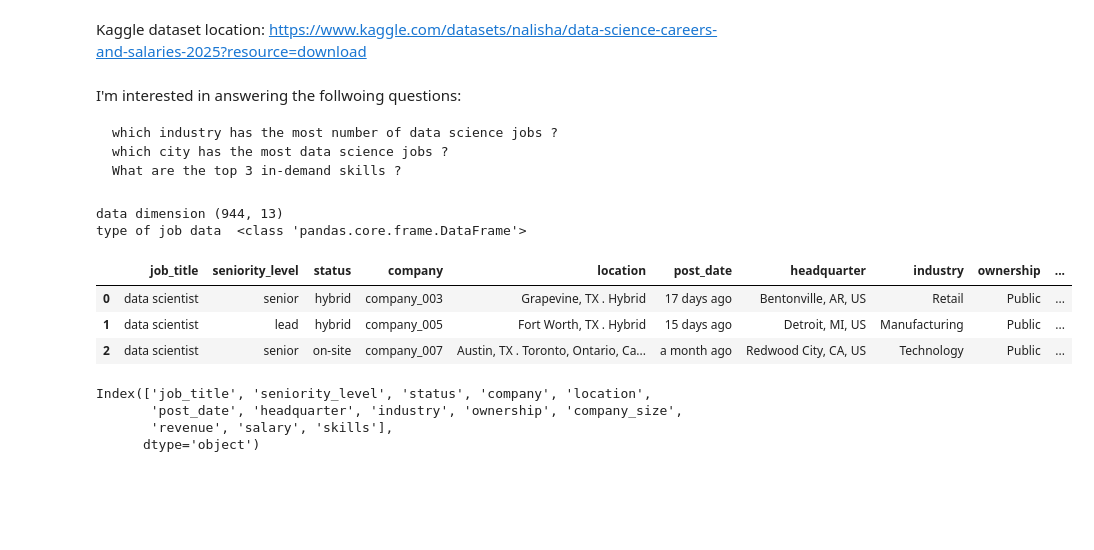
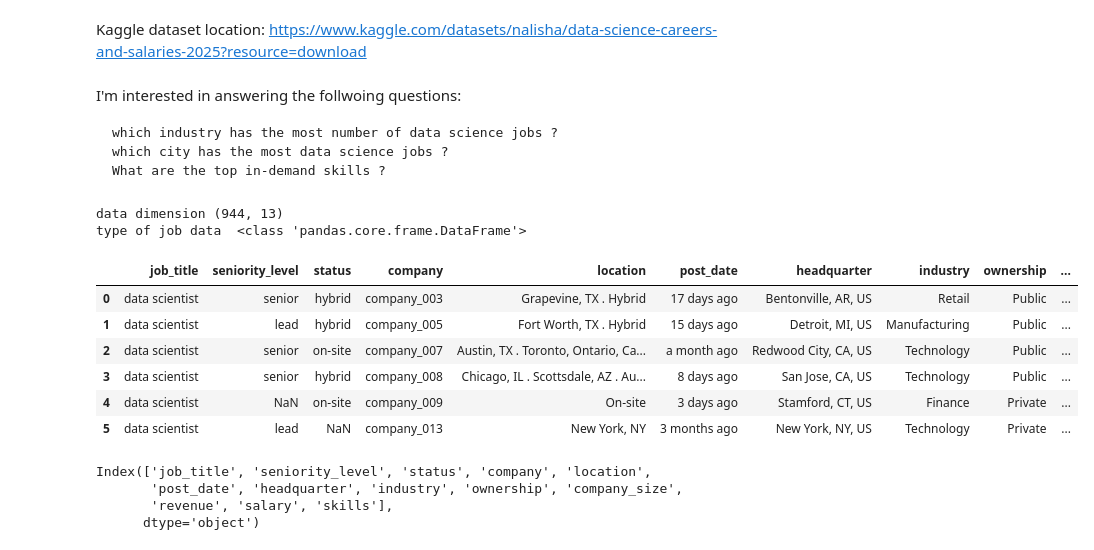
Before and after one commit to AnniXiong/CareerDevelopPrj, a Jupyter notebook: JobMarketAnalysis2025.ipynb, the cells around one changed output. Saved outputs shown, nothing was run; the diff lists cells and outputs as text; code cells hidden in the pictures; blank space fills up the shorter version.

```diff
--- a/JobMarketAnalysis2025.ipynb
+++ b/JobMarketAnalysis2025.ipynb
@@ -7,7 +7,7 @@ I'm interested in answering the follwoing questions:
 
     which industry has the most number of data science jobs ?
     which city has the most data science jobs ?
-    What are the top 3 in-demand skills ?
+    What are the top in-demand skills ?
 # %%
 import pandas as pd
 import numpy as np
@@ -15,15 +15,18 @@ import matplotlib.pyplot as plt
 # %%
 jobdata = pd.read_csv("data/data_science_job_posts_2025.csv", sep=",")
 print("data dimension", jobdata.shape)
 print("type of job data ", type(jobdata))
-jobdata.head(3)
+jobdata.head(6)
 # %% [output]
 data dimension (944, 13)
 type of job data  <class 'pandas.core.frame.DataFrame'>
 |  | job_title | seniority_level | status | company | location | post_date | headquarter | industry | ownership | ... |
 | 0 | data scientist | senior | hybrid | company_003 | Grapevine, TX . Hybrid | 17 days ago | Bentonville, AR, US | Retail | Public | ... |
 | 1 | data scientist | lead | hybrid | company_005 | Fort Worth, TX . Hybrid | 15 days ago | Detroit, MI, US | Manufacturing | Public | ... |
 | 2 | data scientist | senior | on-site | company_007 | Austin, TX . Toronto, Ontario, Ca... | a month ago | Redwood City, CA, US | Technology | Public | ... |
+| 3 | data scientist | senior | hybrid | company_008 | Chicago, IL . Scottsdale, AZ . Au... | 8 days ago | San Jose, CA, US | Technology | Public | ... |
+| 4 | data scientist | NaN | on-site | company_009 | On-site | 3 days ago | Stamford, CT, US | Finance | Private | ... |
+| 5 | data scientist | lead | NaN | company_013 | New York, NY | 3 months ago | New York, NY, US | Technology | Private | ... |
 # %%
 jobdata.columns
 # %% [output]
```
Also changed, not shown: parts of 11 cells of this notebook.
